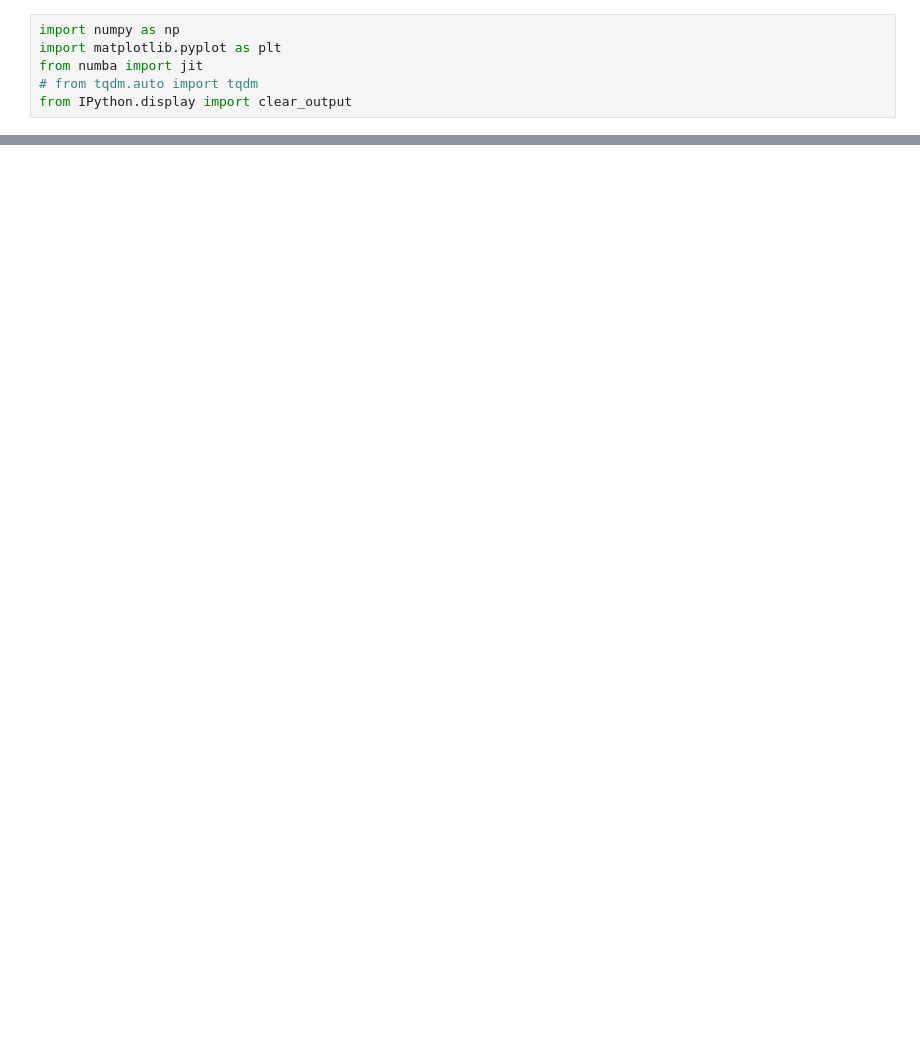
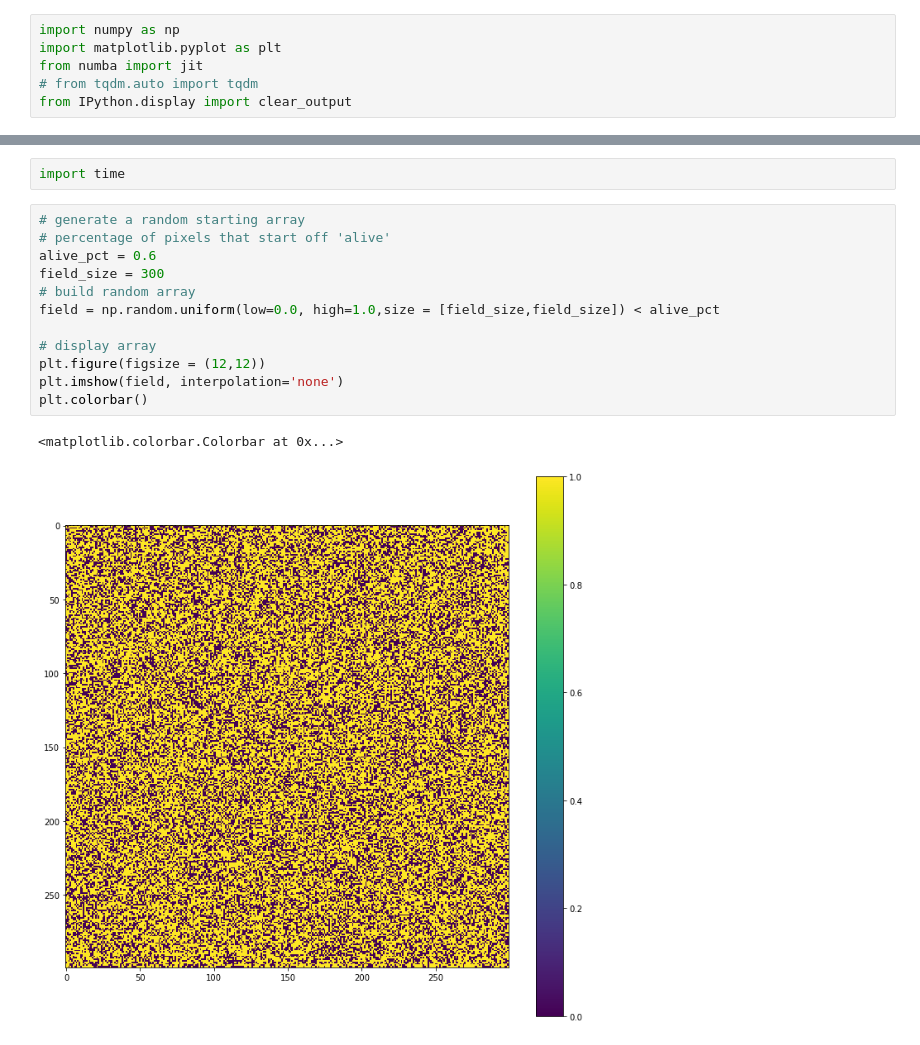
Before and after one commit to wrignj08/Game-of-Life, a Jupyter notebook: Conway's Game of Life.ipynb, the cells around one changed output, grey strips where cells are left out. Drawn from its saved outputs; the diff is of its cells as text; blank space fills up the shorter version.

```diff
--- a/Conway's Game of Life.ipynb
+++ b/Conway's Game of Life.ipynb
@@ -72 +74,18 @@ def count_arround(field):
+# %%
+import time
+# %%
+# generate a random starting array
+# percentage of pixels that start off 'alive'
+alive_pct = 0.6
+field_size = 300
+# build random array
+field = np.random.uniform(low=0.0, high=1.0,size = [field_size,field_size]) < alive_pct
+
+# display array
+plt.figure(figsize = (12,12))
+plt.imshow(field, interpolation='none')
+plt.colorbar()
+# %% [output]
+<matplotlib.colorbar.Colorbar at 0x...>
+[figure, added]
 # %%
```
Also changed, not shown: parts of 4 cells of this notebook, 1 other file.
